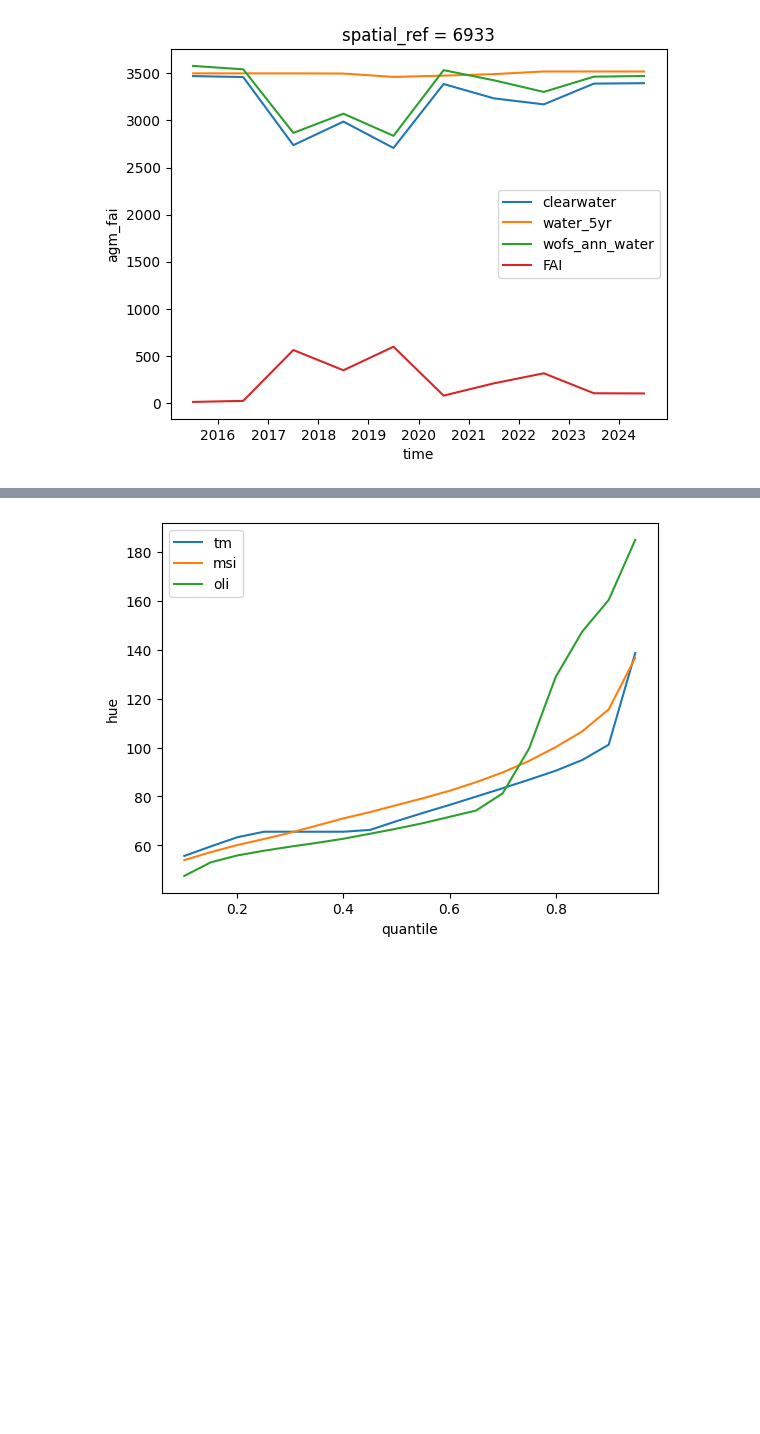
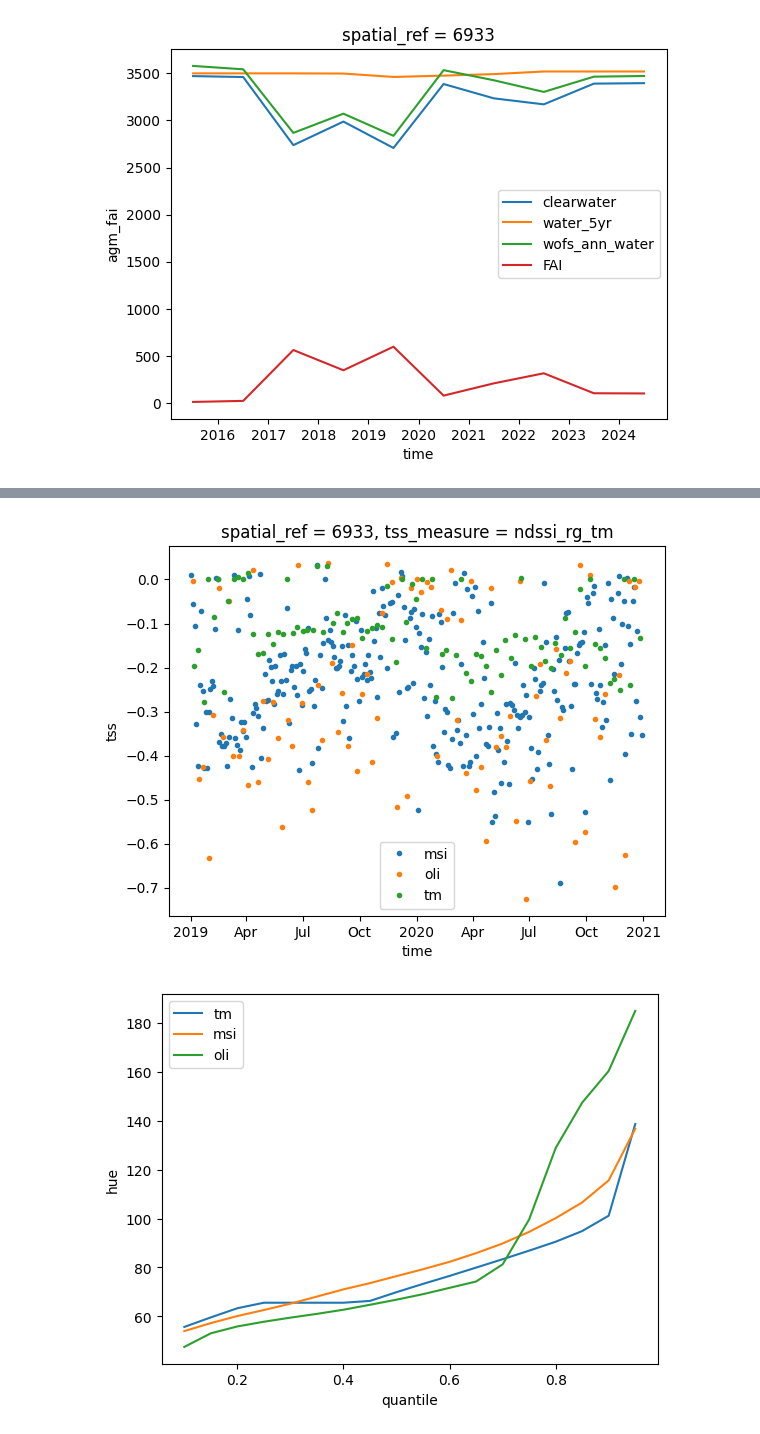
Before and after one commit to digitalearthafrica/deafrica_water_quality, a Jupyter notebook: WP2.2/WP2.2.ipynb, the cells around one changed output, grey strips where cells are left out. Saved outputs shown, nothing was run; the diff lists cells and outputs as text; code cells hidden in the pictures; blank space fills up the shorter version.

```diff
--- a/WP2.2/WP2.2.ipynb
+++ b/WP2.2/WP2.2.ipynb
@@ -420,3 +540,11 @@ plt.show()
+# %%
+ds.loc[dict(tss_measure=ds.tss_measure[0])].tss.loc[ds.msi==True].median(dim=('x','y')).plot(linestyle='',marker='.',label='msi')
+ds.loc[dict(tss_measure=ds.tss_measure[1])].tss.loc[ds.oli==True].median(dim=('x','y')).plot(linestyle='',marker='.',label='oli')
+ds.loc[dict(tss_measure=ds.tss_measure[2])].tss.loc[ds.tm==True].median(dim=('x','y')).plot(linestyle='',marker='.',label='tm')
+plt.legend()
+plt.show()
+# %% [output]
+[figure, added]
 # %%
 for instr in 'tm','msi','oli':
     ds.where(ds.clearwater)['hue'].loc[ds[instr] == True].quantile(np.arange(0.1,1.,.05),dim=('x','y','time')).plot(label = instr,linestyle = '-')
```
Also changed, not shown: parts of 19 cells of this notebook.
